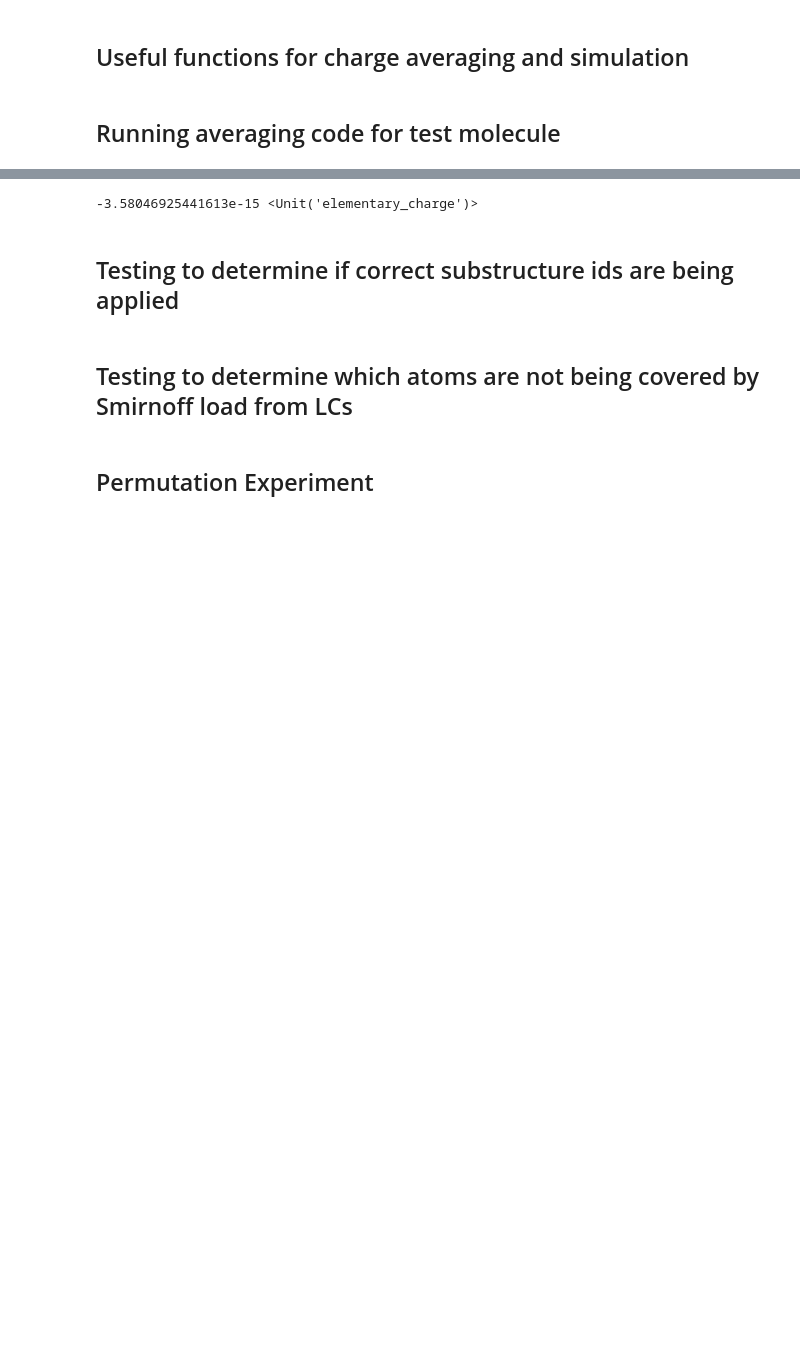
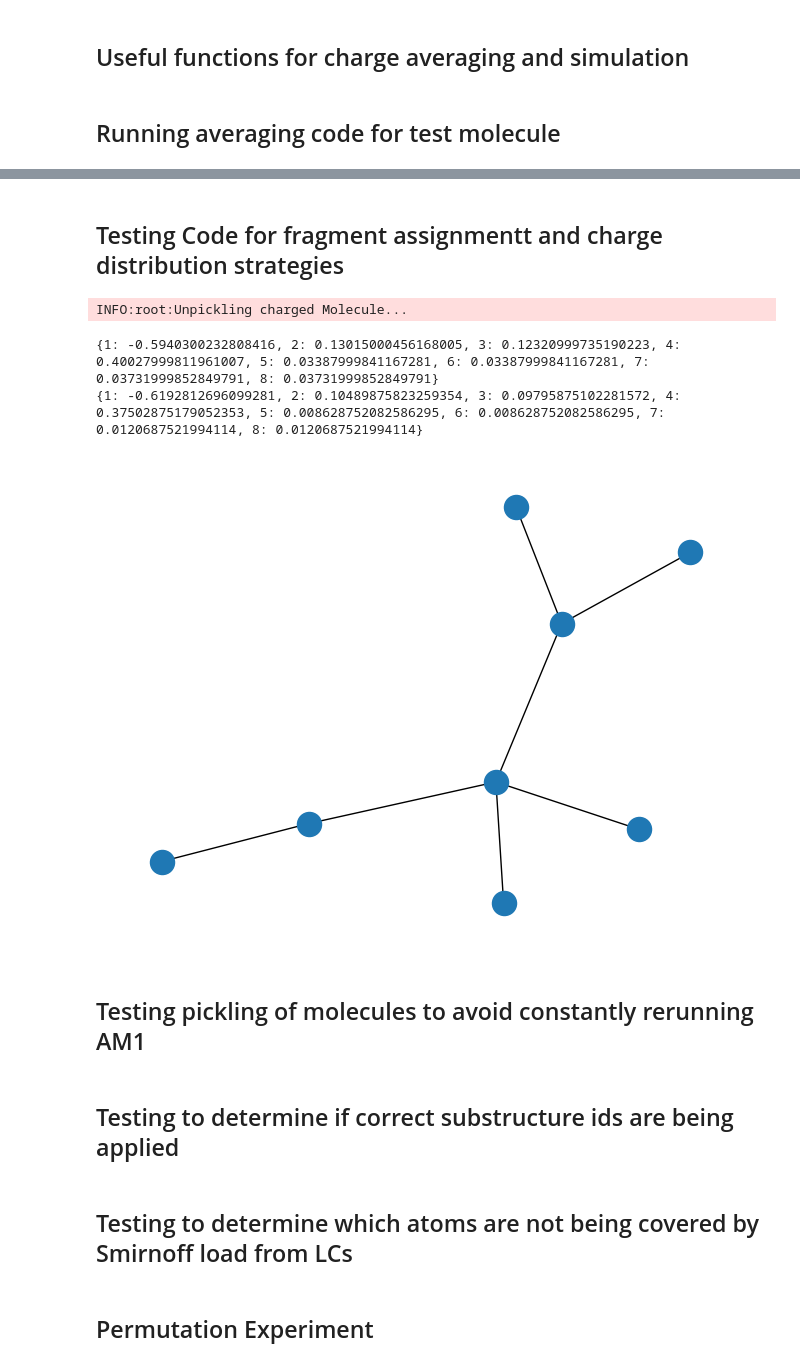
Before and after one commit to openforcefield/polymer_examples, a Jupyter notebook: charge_averaging.ipynb, the cells around one changed output, grey strips where cells are left out. Drawn from its saved outputs; the diff is of its cells as text; code cells hidden in the pictures; blank space fills up the shorter version.

Commit message:
Added interface for excess charge distribution, expanded averaging method to include monomer structural content

```diff
--- a/charge_averaging.ipynb
+++ b/charge_averaging.ipynb
@@ -249,7 +346,7 @@ KeyboardInterrupt:
 sample_mols = ['PEO_PLGA']
 run_sims = True
 prevent_overwrites = False
-distrib_mono_charges = False
+distrib_mono_charges = True
 
 offxml_src = Path('xml examples/base_library_charges.offxml')
 polymer_folder = Path('compatible_pdbs/simple_polymers')
@@ -269,7 +366,7 @@ def get_cmol(mol : Molecule, pickle_path : Path) -> Molecule:
             cmol = pickle.load(pickle_file)
     return cmol
 
-for mol_name in mols_to_use:#sample_mols:
+for mol_name in mols_to_use: #sample_mols: #
     # DEFINING PATHS, CREATING FOLDERS, AND FETCHING FILES
     logging.info(f'Current molecule: {mol_name}')
     pdb_path = Path(f'compatible_pdbs/simple_polymers/{mol_name}.pdb')
@@ -283,7 +380,7 @@ for mol_name in mols_to_use:#sample_mols:
         json_path = default_json
 
     with json_path.open('r') as json_file:
-        json_data = json.load(json_file)
+        mono_data = json.load(json_file)
 
     output_folder = Path(f'averaged_polymers/{mol_name}')
     output_folder.mkdir(exist_ok=True)
@@ -301,12 +398,12 @@ for mol_name in mols_to_use:#sample_mols:
         cmol = get_cmol(mol, pickle_path=pickle_path)
         #clear_output() # for Jupyter notebooks only, can freely comment this out
         logging.info(f'Averaging charges over {mol_name} residues...')
-        avgs = get_averaged_charges(cmol, monomer_data=json_data, distrib_mono_charges=distrib_mono_charges) # average charges over unique residues - placed after clear so we can see what averages are computed
+        avgs, atom_id_mapping = get_averaged_charges(cmol, monomer_data=mono_data, distrib_mono_charges=distrib_mono_charges) # average charges over unique residues - placed after clear so we can see what averages are computed
         for averaged_res in avgs:
             print(averaged_res, '\n')
 
-        logging.warning('Library Charge file not found OR overwrite allowed, writing new Library Charge xml...')
-        forcefield, lib_chgs = write_new_library_charges(avgs, offxml_src, output_path=lc_path)
+        # logging.warning('Library Charge file not found OR overwrite allowed, writing new Library Charge xml...')
+        # forcefield, lib_chgs = write_new_library_charges(avgs, offxml_src, output_path=lc_path)
 
         # CREATE JSON WITH AVERAGED CHARGES IF ONE DOES NOT ALREADY EXIST
         if not charged_json.exists():
@@ -439,4 +429,30 @@ WARNING:root:help!
-# %%
-sum(cmol.partial_charges)
-# %% [output]
--3.58046925441613e-15 <Unit('elementary_charge')>
+# %% [markdown]
+## Testing Code for fragment assignmentt and charge distribution strategies
+# %%
+mol_name = 'PEO_PLGA'#'polyethylmethacrylate'
+
+pdb_path = Path(f'compatible_pdbs/simple_polymers/{mol_name}.pdb')
+charged_json = Path(f'charged_jsons/{mol_name}_with_charges.json')
+default_json = polymer_folder/f'{mol_name}.json'
+if charged_json.exists():
+    json_path = charged_json
+else:
+    json_path = default_json
+
+with json_path.open('r') as json_file:
+    mono_data = json.load(json_file)
+
+pickle_path = pickle_folder/f'{mol_name}.pkl'
+mol, topology = load_mol_and_topo(pdb_path, json_path)  # will raise exception if files for molecule are not found
+cmol = get_cmol(mol, pickle_path=pickle_path)
+# %% [output]
+INFO:root:Unpickling charged Molecule...
+# %%
+avgs, atom_id_mapping = get_averaged_charges(cmol, mono_data, distrib_mono_charges=False)
+
+print(avgs[0].charges) # show charged before and after distribution
+avgs[0].distrib_mono_charges()
+print(avgs[0].charges)
+# %% [output]
+{1: -0.5940300232808416, 2: 0.13015000456168005, 3: 0.12320999735190223, 4: 0.40027999811961007, 5: 0.03387999841167281, 6: 0.03387999841167281, 7: 0.03731999852849791, 8: 0.03731999852849791}
+{1: -0.6192812696099281, 2: 0.10489875823259354, 3: 0.09795875102281572, 4: 0.37502875179052353, 5: 0.008628752082586295, 6: 0.008628752082586295, 7: 0.0120687521994114, 8: 0.0120687521994114}
@@ -443,3 +462,9 @@ sum(cmol.partial_charges)
+# %%
+nx.draw(avgs[0].mol_fragment)
+# %% [output]
+[figure, added]
+# %% [markdown]
+## Testing pickling of molecules to avoid constantly rerunning AM1
 # %%
 mol_name = 'naturalrubber'
 
```
Also changed, not shown: parts of 6 cells of this notebook, 41 other files.
